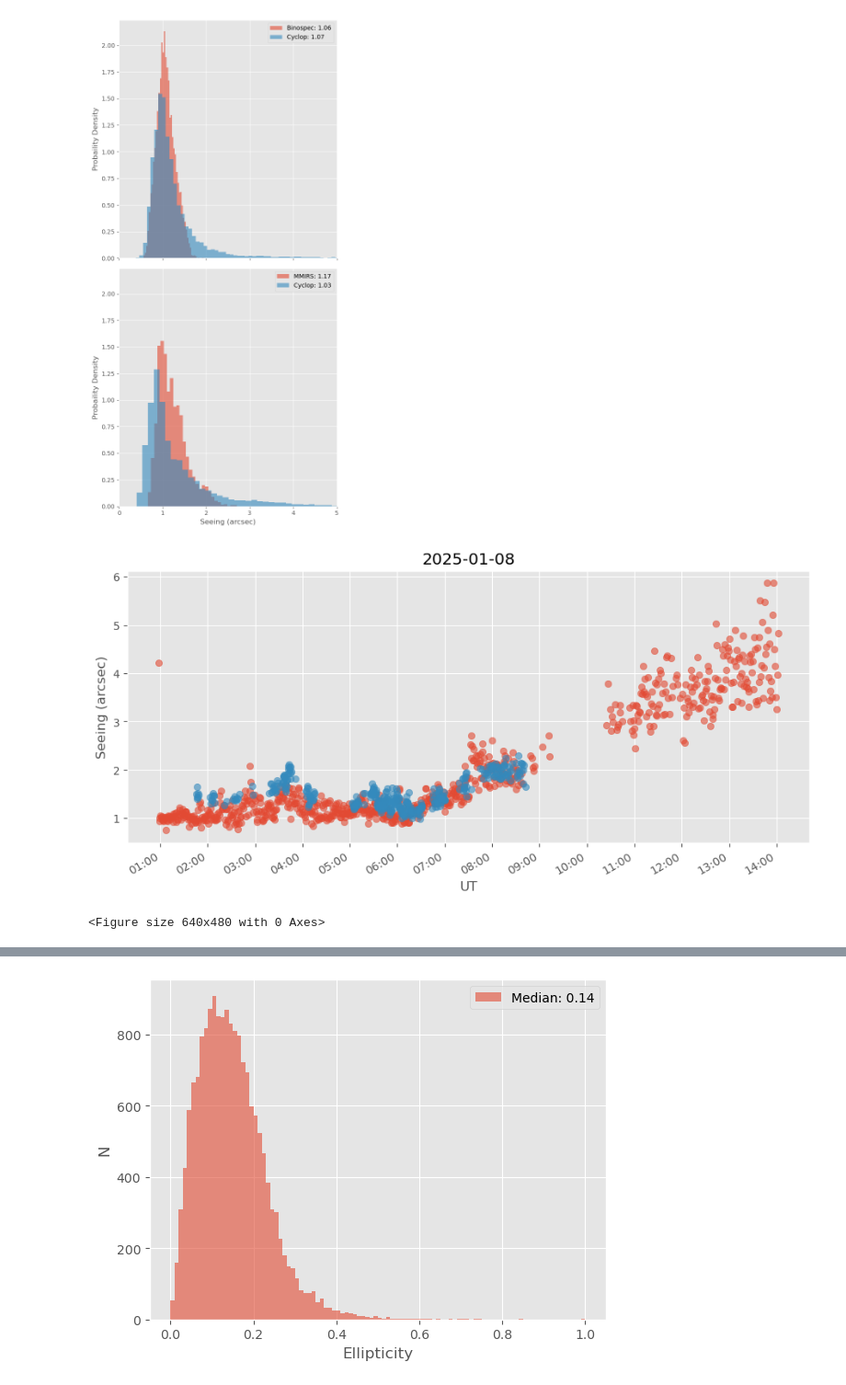
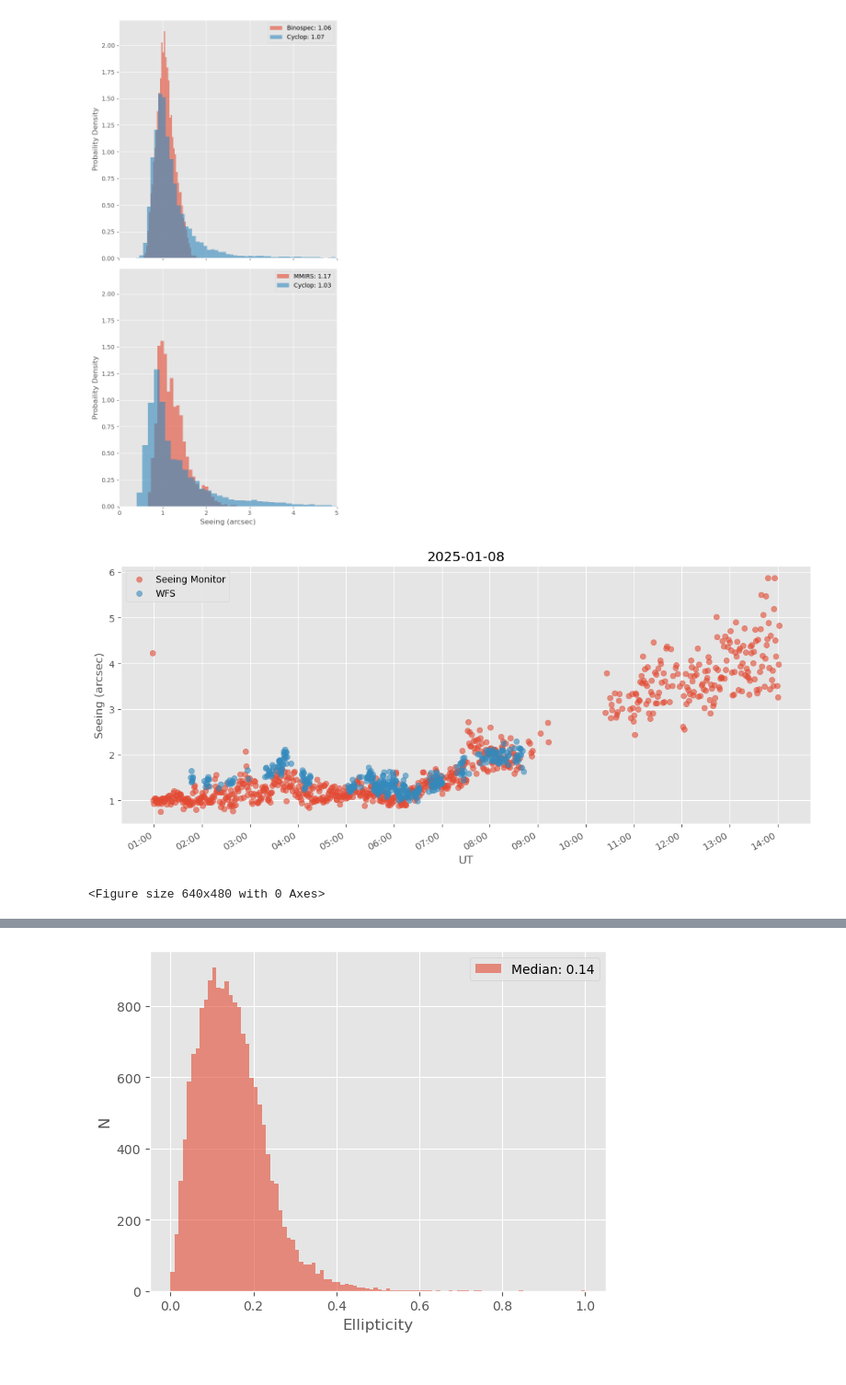
Before and after one commit to MMTObservatory/seeing_analysis, a Jupyter notebook: Seeing_2025_q1.ipynb, the cells around one changed output, grey strips where cells are left out. Shown at 92% size. Drawn from its saved outputs; the diff is of its cells as text; code cells hidden in the pictures.

```diff
--- a/Seeing_2025_q1.ipynb
+++ b/Seeing_2025_q1.ipynb
@@ -471,19 +494,21 @@ with plt.style.context('ggplot', after_reset=True):
 # %%
 date = '2025-01-08'
 night = cyclop_q1.loc[date]
 wfs_night = fixed.loc[date]
 fig, ax = plt.subplots(figsize=(11,5))
 ax.xaxis.set_major_locator(mdates.HourLocator())
 ax.xaxis.set_major_formatter(mdates.DateFormatter("%H:%M"))
 fig.autofmt_xdate()
 plt.scatter(night.index, night['seeing'], label="Seeing Monitor", alpha=0.6)
 plt.scatter(wfs_night.index, wfs_night['vlt_seeing'], label="WFS", alpha=0.6)
 plt.ylabel("Seeing (arcsec)")
 plt.title(date)
 plt.xlabel("UT")
+plt.legend()
+plt.tight_layout()
 plt.show()
 plt.savefig("2025_01_08.png")
 # %% [output]
-[figure, old version]
+[figure, new version]
 <Figure size 640x480 with 0 Axes>
 # %%
```
Also changed, not shown: parts of 5 cells of this notebook, 19 other files.
